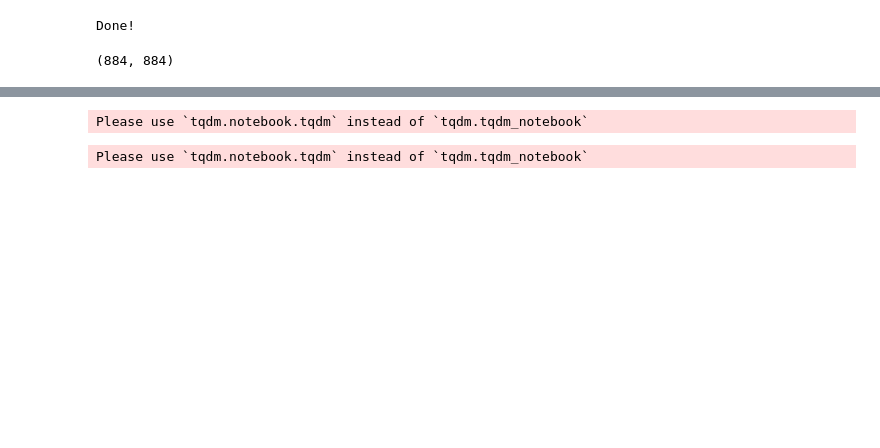
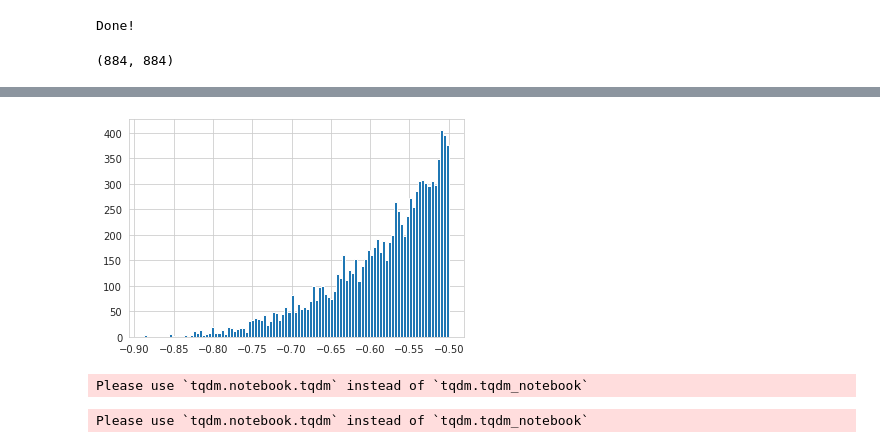
Before and after one commit to blufzzz/Discrete-Curvature-Graph-Classification, a Jupyter notebook: graph_classification.ipynb, the cells around one changed output, grey strips where cells are left out. Cells and saved outputs as stored; diff of their text form; code cells hidden in the pictures; blank space fills up the shorter version.

```diff
--- a/graph_classification.ipynb
+++ b/graph_classification.ipynb
@@ -693,3 +520,12 @@ plt.show()
+# %%
+L_edge_index, l_edge_weight = get_laplacian(edge_index=batch.edge_index, edge_weight=batch.edge_attr[:,-1])
+L_edge_index, l_edge_weight = remove_self_loops(L_edge_index, l_edge_weight)
+assert (L_edge_index == batch.edge_index).all()
+# %%
+plt.hist(l_edge_weight.detach().cpu().numpy().flatten(), bins=100)
+plt.show()
+# %% [output]
+[figure, added]
 # %%
 net = NetWithReadout(num_features=batch.x.shape[1], num_classes=num_classes, hidden=64).to(device)
 history_loss_baseline, history_acc_baseline = train_model(net,
```
Also changed, not shown: parts of 28 cells of this notebook.
